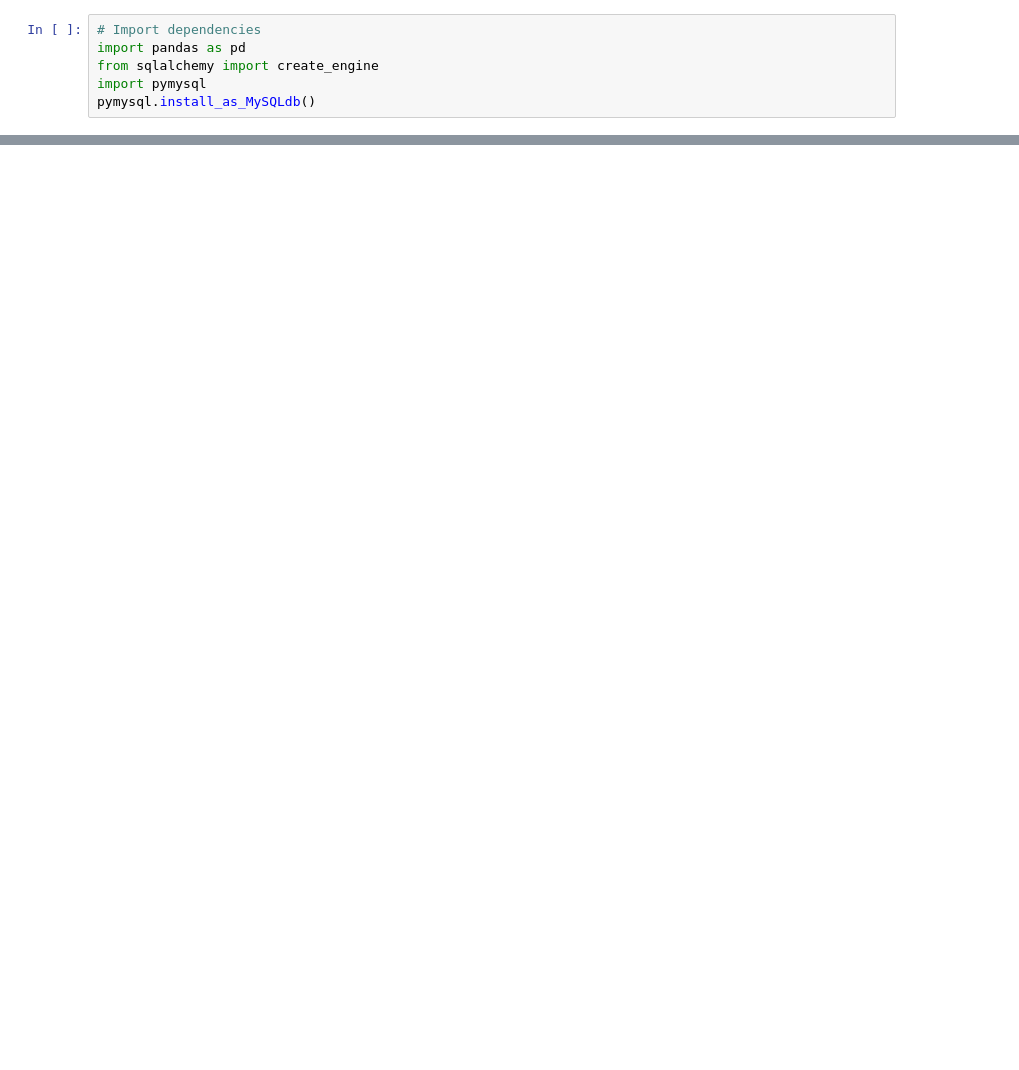
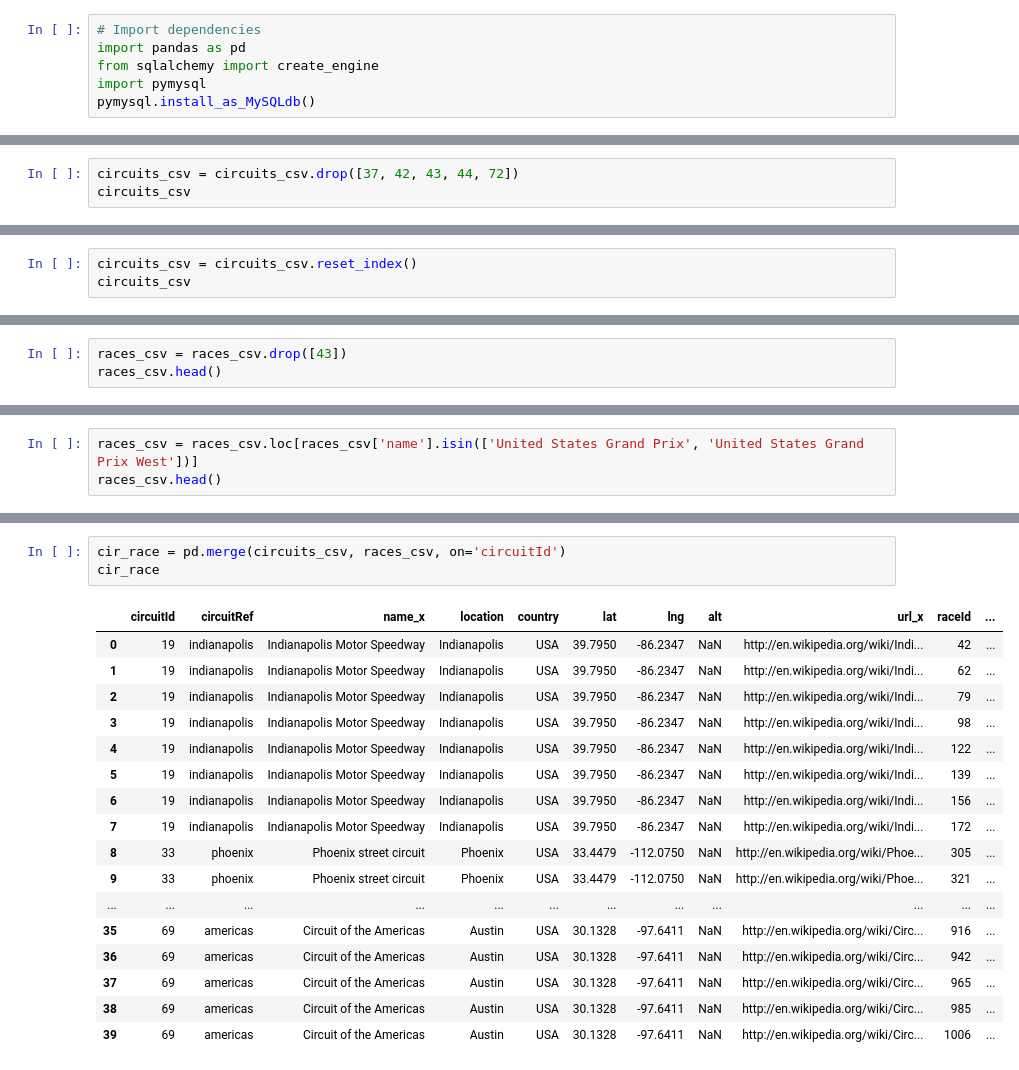
Before and after one commit to sengeling/ETL_Project, a Jupyter notebook: ETL_Project_Ashley_Working.ipynb, the cells around one changed output, grey strips where cells are left out. Saved outputs shown, nothing was run; the diff lists cells and outputs as text; blank space fills up the shorter version.

```diff
--- a/ETL_Project_Ashley_Working.ipynb
+++ b/ETL_Project_Ashley_Working.ipynb
@@ -14,0 +35,3 @@ FileNotFoundError: File b'races.csv' does not exist
+# %%
+circuits_csv = circuits_csv.drop([37, 42, 43, 44, 72])
+circuits_csv
@@ -14,0 +47,3 @@ FileNotFoundError: File b'races.csv' does not exist
+# %%
+circuits_csv = circuits_csv.reset_index()
+circuits_csv
@@ -14,0 +58,3 @@ FileNotFoundError: File b'races.csv' does not exist
+# %%
+races_csv = races_csv.drop([43])
+races_csv.head()
@@ -14,0 +77,3 @@ FileNotFoundError: File b'races.csv' does not exist
+# %%
+races_csv = races_csv.loc[races_csv['name'].isin(['United States Grand Prix', 'United States Grand Prix West'])]
+races_csv.head()
@@ -14,0 +87,21 @@ FileNotFoundError: File b'races.csv' does not exist
+# %%
+cir_race = pd.merge(circuits_csv, races_csv, on='circuitId')
+cir_race
+# %% [output]
+|  | circuitId | circuitRef | name_x | location | country | lat | lng | alt | url_x | raceId | ... |
+| 0 | 19 | indianapolis | Indianapolis Motor Speedway | Indianapolis | USA | 39.7950 | -86.2347 | NaN | http://en.wikipedia.org/wiki/Indi... | 42 | ... |
+| 1 | 19 | indianapolis | Indianapolis Motor Speedway | Indianapolis | USA | 39.7950 | -86.2347 | NaN | http://en.wikipedia.org/wiki/Indi... | 62 | ... |
+| 2 | 19 | indianapolis | Indianapolis Motor Speedway | Indianapolis | USA | 39.7950 | -86.2347 | NaN | http://en.wikipedia.org/wiki/Indi... | 79 | ... |
+| 3 | 19 | indianapolis | Indianapolis Motor Speedway | Indianapolis | USA | 39.7950 | -86.2347 | NaN | http://en.wikipedia.org/wiki/Indi... | 98 | ... |
+| 4 | 19 | indianapolis | Indianapolis Motor Speedway | Indianapolis | USA | 39.7950 | -86.2347 | NaN | http://en.wikipedia.org/wiki/Indi... | 122 | ... |
+| 5 | 19 | indianapolis | Indianapolis Motor Speedway | Indianapolis | USA | 39.7950 | -86.2347 | NaN | http://en.wikipedia.org/wiki/Indi... | 139 | ... |
+| 6 | 19 | indianapolis | Indianapolis Motor Speedway | Indianapolis | USA | 39.7950 | -86.2347 | NaN | http://en.wikipedia.org/wiki/Indi... | 156 | ... |
+| 7 | 19 | indianapolis | Indianapolis Motor Speedway | Indianapolis | USA | 39.7950 | -86.2347 | NaN | http://en.wikipedia.org/wiki/Indi... | 172 | ... |
+| 8 | 33 | phoenix | Phoenix street circuit | Phoenix | USA | 33.4479 | -112.0750 | NaN | http://en.wikipedia.org/wiki/Phoe... | 305 | ... |
+| 9 | 33 | phoenix | Phoenix street circuit | Phoenix | USA | 33.4479 | -112.0750 | NaN | http://en.wikipedia.org/wiki/Phoe... | 321 | ... |
+| ... | ... | ... | ... | ... | ... | ... | ... | ... | ... | ... | ... |
+| 35 | 69 | americas | Circuit of the Americas | Austin | USA | 30.1328 | -97.6411 | NaN | http://en.wikipedia.org/wiki/Circ... | 916 | ... |
+| 36 | 69 | americas | Circuit of the Americas | Austin | USA | 30.1328 | -97.6411 | NaN | http://en.wikipedia.org/wiki/Circ... | 942 | ... |
+| 37 | 69 | americas | Circuit of the Americas | Austin | USA | 30.1328 | -97.6411 | NaN | http://en.wikipedia.org/wiki/Circ... | 965 | ... |
+| 38 | 69 | americas | Circuit of the Americas | Austin | USA | 30.1328 | -97.6411 | NaN | http://en.wikipedia.org/wiki/Circ... | 985 | ... |
+| 39 | 69 | americas | Circuit of the Americas | Austin | USA | 30.1328 | -97.6411 | NaN | http://en.wikipedia.org/wiki/Circ... | 1006 | ... |
```
Also changed, not shown: parts of 19 cells of this notebook, 2 other files.
